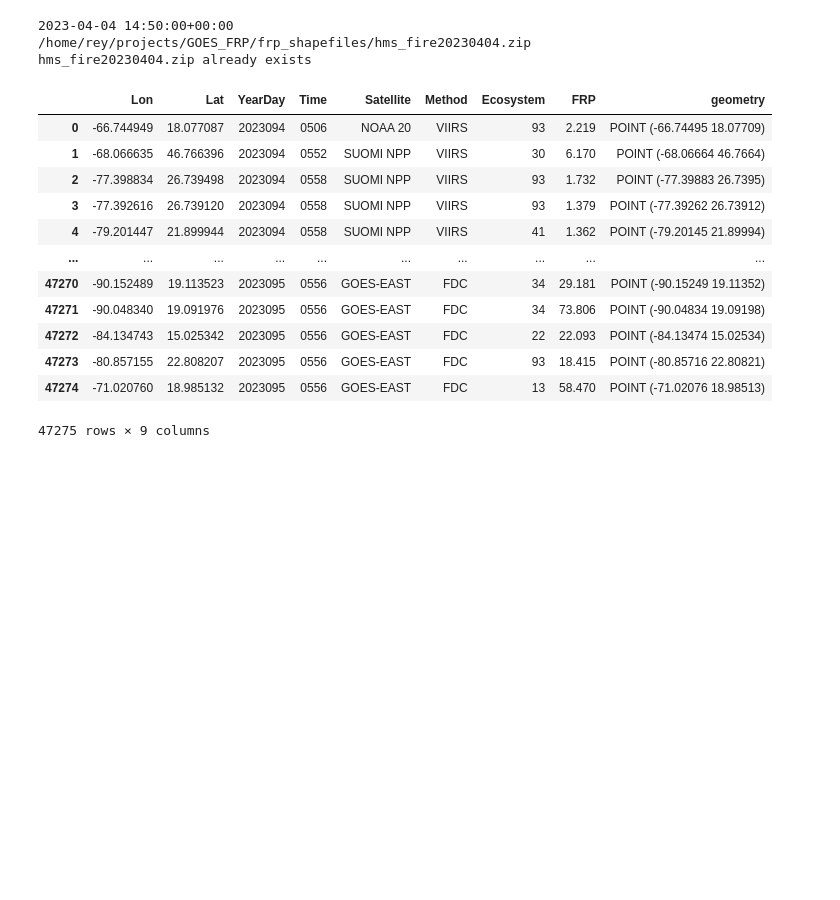
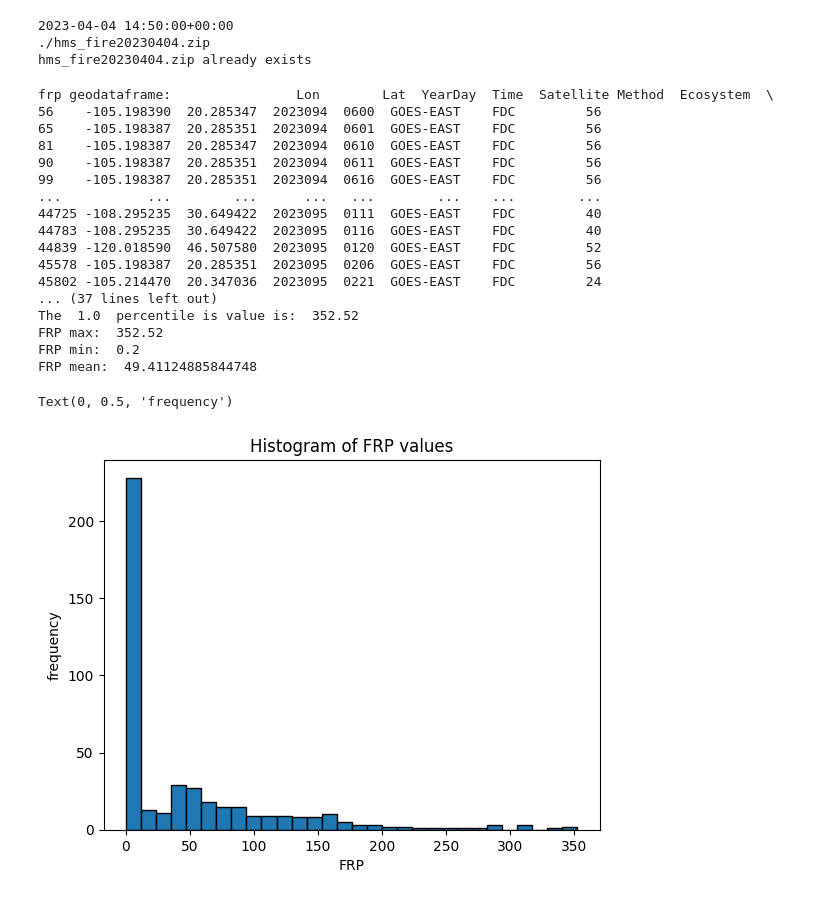
Before and after one commit to reykoki/GOES_FRP, a Jupyter notebook: scripts/notebook_get_hms_frp.ipynb, the cells around one changed output. Cells and saved outputs as stored; diff of their text form; code cells hidden in the pictures; blank space fills up the shorter version.

Commit message:
update stats and clean

```diff
--- a/scripts/notebook_get_hms_frp.ipynb
+++ b/scripts/notebook_get_hms_frp.ipynb
@@ -31,21 +48,54 @@ def get_frp(dt, frp_dir):
 dt_str = '2023/04/04 14:50'
 dt = pytz.utc.localize(datetime.strptime(dt_str, '%Y/%m/%d %H:%M'))
 print(dt)
-get_frp(dt, "/home/rey/projects/GOES_FRP/frp_shapefiles/")
+#get_frp(dt, "/home/rey/projects/GOES_FRP/frp_shapefiles/")
+frp = get_frp(dt, "./")
+
+## Clean out the -999 FRP values
+frp = frp[frp.FRP != -999]
+
+## Set a lon cutoff
+frp = frp[frp.Lon <= -105]
 # %% [output]
 2023-04-04 14:50:00+00:00
-/home/rey/projects/GOES_FRP/frp_shapefiles/hms_fire20230404.zip
+./hms_fire20230404.zip
 hms_fire20230404.zip already exists
-|  | Lon | Lat | YearDay | Time | Satellite | Method | Ecosystem | FRP | geometry |
-| 0 | -66.744949 | 18.077087 | 2023094 | 0506 | NOAA 20 | VIIRS | 93 | 2.219 | POINT (-66.74495 18.07709) |
-| 1 | -68.066635 | 46.766396 | 2023094 | 0552 | SUOMI NPP | VIIRS | 30 | 6.170 | POINT (-68.06664 46.7664) |
-| 2 | -77.398834 | 26.739498 | 2023094 | 0558 | SUOMI NPP | VIIRS | 93 | 1.732 | POINT (-77.39883 26.7395) |
-| 3 | -77.392616 | 26.739120 | 2023094 | 0558 | SUOMI NPP | VIIRS | 93 | 1.379 | POINT (-77.39262 26.73912) |
-| 4 | -79.201447 | 21.899944 | 2023094 | 0558 | SUOMI NPP | VIIRS | 41 | 1.362 | POINT (-79.20145 21.89994) |
-| ... | ... | ... | ... | ... | ... | ... | ... | ... | ... |
-| 47270 | -90.152489 | 19.113523 | 2023095 | 0556 | GOES-EAST | FDC | 34 | 29.181 | POINT (-90.15249 19.11352) |
-| 47271 | -90.048340 | 19.091976 | 2023095 | 0556 | GOES-EAST | FDC | 34 | 73.806 | POINT (-90.04834 19.09198) |
-| 47272 | -84.134743 | 15.025342 | 2023095 | 0556 | GOES-EAST | FDC | 22 | 22.093 | POINT (-84.13474 15.02534) |
-| 47273 | -80.857155 | 22.808207 | 2023095 | 0556 | GOES-EAST | FDC | 93 | 18.415 | POINT (-80.85716 22.80821) |
-| 47274 | -71.020760 | 18.985132 | 2023095 | 0556 | GOES-EAST | FDC | 13 | 58.470 | POINT (-71.02076 18.98513) |
-47275 rows × 9 columns
+# %%
+## save frp into variable
+print('frp geodataframe: ', frp)
+print('frp FRP: ', frp.FRP)
+
+## find quantiles on the variable
+for p in np.arange(0,1.1,0.1):
+  p_value = frp.FRP.quantile(p)
+  print('The ', p, ' percentile is value is: ', p_value)
+#frp.FRP.quantile([0.25,0.5,0.75])
+print('FRP max: ', frp.FRP.max())
+print('FRP min: ', frp.FRP.min())
+print('FRP mean: ', frp.FRP.mean())
+
+## plot histogram
+plt.hist(frp.FRP, bins=30, edgecolor='black')
+plt.title('Histogram of FRP values')
+plt.xlabel('FRP')
+plt.ylabel('frequency')
+# %% [output]
+frp geodataframe:                Lon        Lat  YearDay  Time  Satellite Method  Ecosystem  \
+56    -105.198390  20.285347  2023094  0600  GOES-EAST    FDC         56
+65    -105.198387  20.285351  2023094  0601  GOES-EAST    FDC         56
+81    -105.198387  20.285347  2023094  0610  GOES-EAST    FDC         56
+90    -105.198387  20.285351  2023094  0611  GOES-EAST    FDC         56
+99    -105.198387  20.285351  2023094  0616  GOES-EAST    FDC         56
+...           ...        ...      ...   ...        ...    ...        ...
+44725 -108.295235  30.649422  2023095  0111  GOES-EAST    FDC         40
+44783 -108.295235  30.649422  2023095  0116  GOES-EAST    FDC         40
+44839 -120.018590  46.507580  2023095  0120  GOES-EAST    FDC         52
+45578 -105.198387  20.285351  2023095  0206  GOES-EAST    FDC         56
+45802 -105.214470  20.347036  2023095  0221  GOES-EAST    FDC         24
+... (37 lines left out)
+The  1.0  percentile is value is:  352.52
+FRP max:  352.52
+FRP min:  0.2
+FRP mean:  49.41124885844748
+Text(0, 0.5, 'frequency')
+[figure, added]
```
Also changed, not shown: parts of 4 cells of this notebook.
